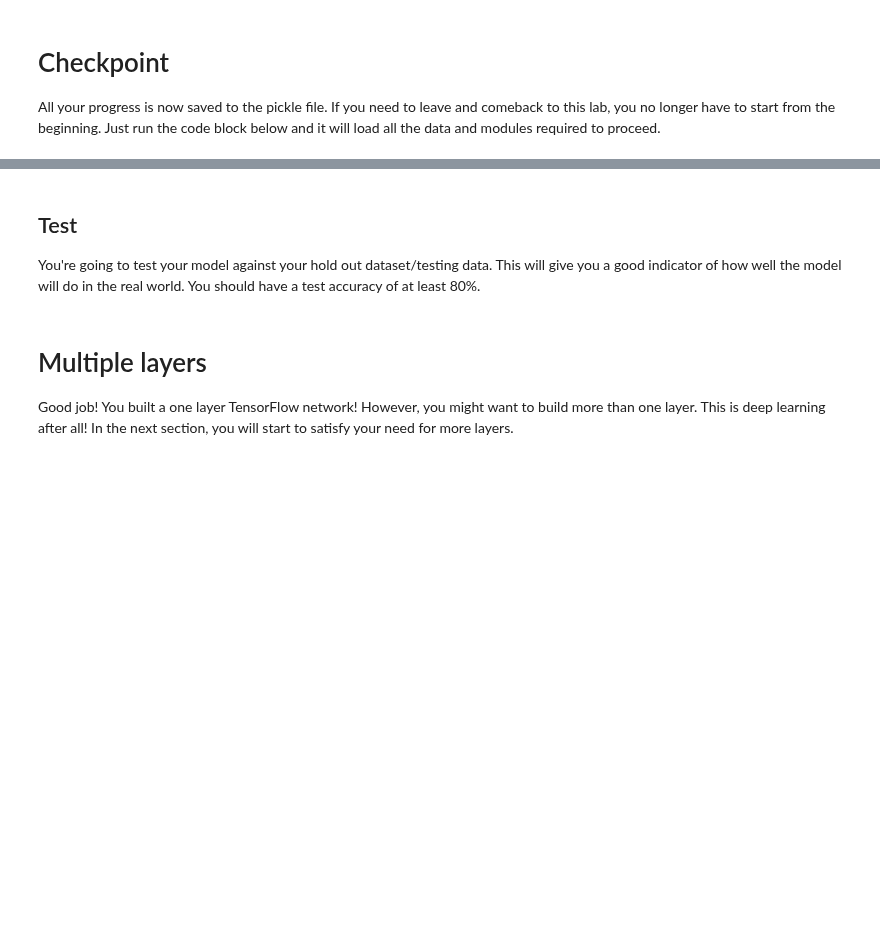
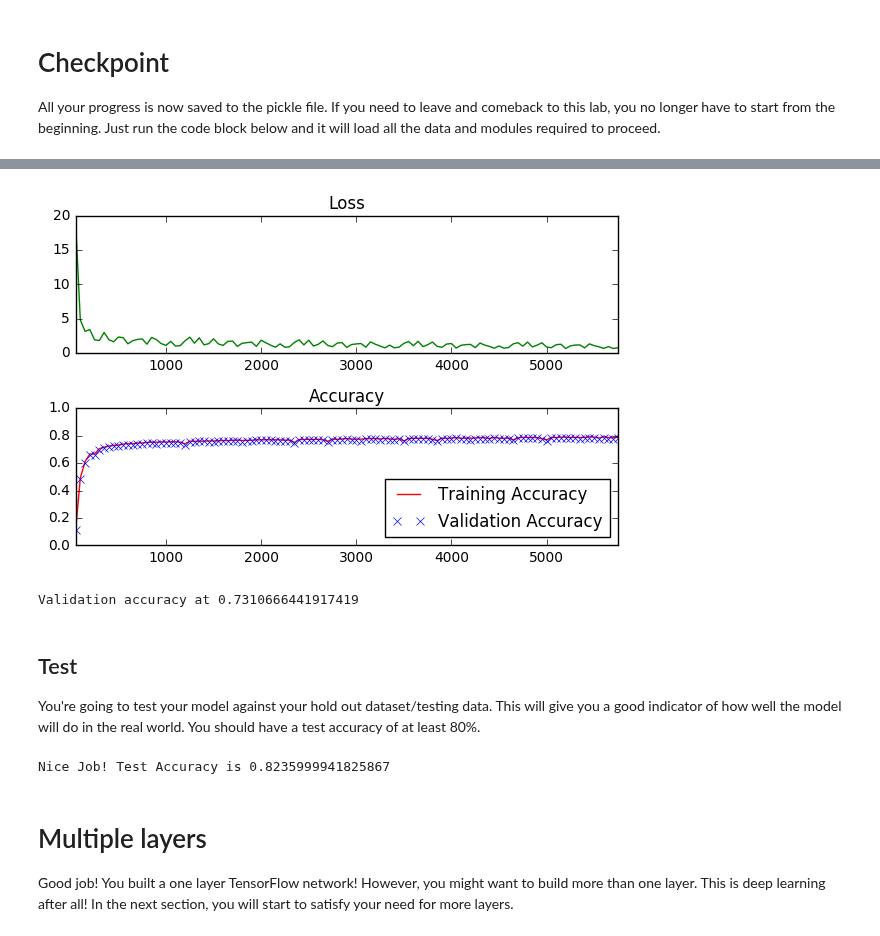
Before and after one commit to vilacham/tensorflow_introduction, a Jupyter notebook: not_mnist_with_tf.ipynb, the cells around one changed output, grey strips where cells are left out. Drawn from its saved outputs; the diff is of its cells as text; code cells hidden in the pictures; blank space fills up the shorter version.

```diff
--- a/not_mnist_with_tf.ipynb
+++ b/not_mnist_with_tf.ipynb
@@ -362,10 +372,11 @@ The code will print out a Loss and Accuracy graph, so you can see how well the n
 batch_size = 128
 
 # TODO: Find the best parameters for each configuration
-# epochs =
-# learning_rate =
+epochs = 5
+learning_rate = 0.2
 
-
+# 1: learning_rate = 0.1 (Validation accuracy at 0.7246666550636292)
+# 2: epochs = 5 (Validation accuracy at 0.7310666441917419)
 
 ### DON'T MODIFY ANYTHING BELOW ###
 # Gradient Descent
@@ -406,33 +417,36 @@ with tf.Session() as session:
             if not batch_i % log_batch_step:
                 # Calculate Training and Validation accuracy
                 training_accuracy = session.run(accuracy, feed_dict=train_feed_dict)
                 validation_accuracy = session.run(accuracy, feed_dict=valid_feed_dict)
 
                 # Log batches
                 previous_batch = batches[-1] if batches else 0
                 batches.append(log_batch_step + previous_batch)
                 loss_batch.append(l)
                 train_acc_batch.append(training_accuracy)
                 valid_acc_batch.append(validation_accuracy)
 
         # Check accuracy against Validation data
         validation_accuracy = session.run(accuracy, feed_dict=valid_feed_dict)
 
 loss_plot = plt.subplot(211)
 loss_plot.set_title('Loss')
 loss_plot.plot(batches, loss_batch, 'g')
 loss_plot.set_xlim([batches[0], batches[-1]])
 acc_plot = plt.subplot(212)
 acc_plot.set_title('Accuracy')
 acc_plot.plot(batches, train_acc_batch, 'r', label='Training Accuracy')
 acc_plot.plot(batches, valid_acc_batch, 'x', label='Validation Accuracy')
 acc_plot.set_ylim([0, 1.0])
 acc_plot.set_xlim([batches[0], batches[-1]])
 acc_plot.legend(loc=4)
 plt.tight_layout()
 plt.show()
 
 print('Validation accuracy at {}'.format(validation_accuracy))
+# %% [output]
+[figure, added]
+Validation accuracy at 0.7310666441917419
 # %% [markdown]
 ## Test
 You're going to test your model against your hold out dataset/testing data.  This will give you a good indicator of how well the model will do in the real world.  You should have a test accuracy of at least 80%.
@@ -467,6 +481,8 @@ with tf.Session() as session:
 
 assert test_accuracy >= 0.80, 'Test accuracy at {}, should be equal to or greater than 0.80'.format(test_accuracy)
 print('Nice Job! Test Accuracy is {}'.format(test_accuracy))
+# %% [output]
+Nice Job! Test Accuracy is 0.8235999941825867
 # %% [markdown]
 # Multiple layers
 Good job!  You built a one layer TensorFlow network!  However, you might want to build more than one layer.  This is deep learning after all!  In the next section, you will start to satisfy your need for more layers.
```
Also changed, not shown: parts of 4 cells of this notebook.
